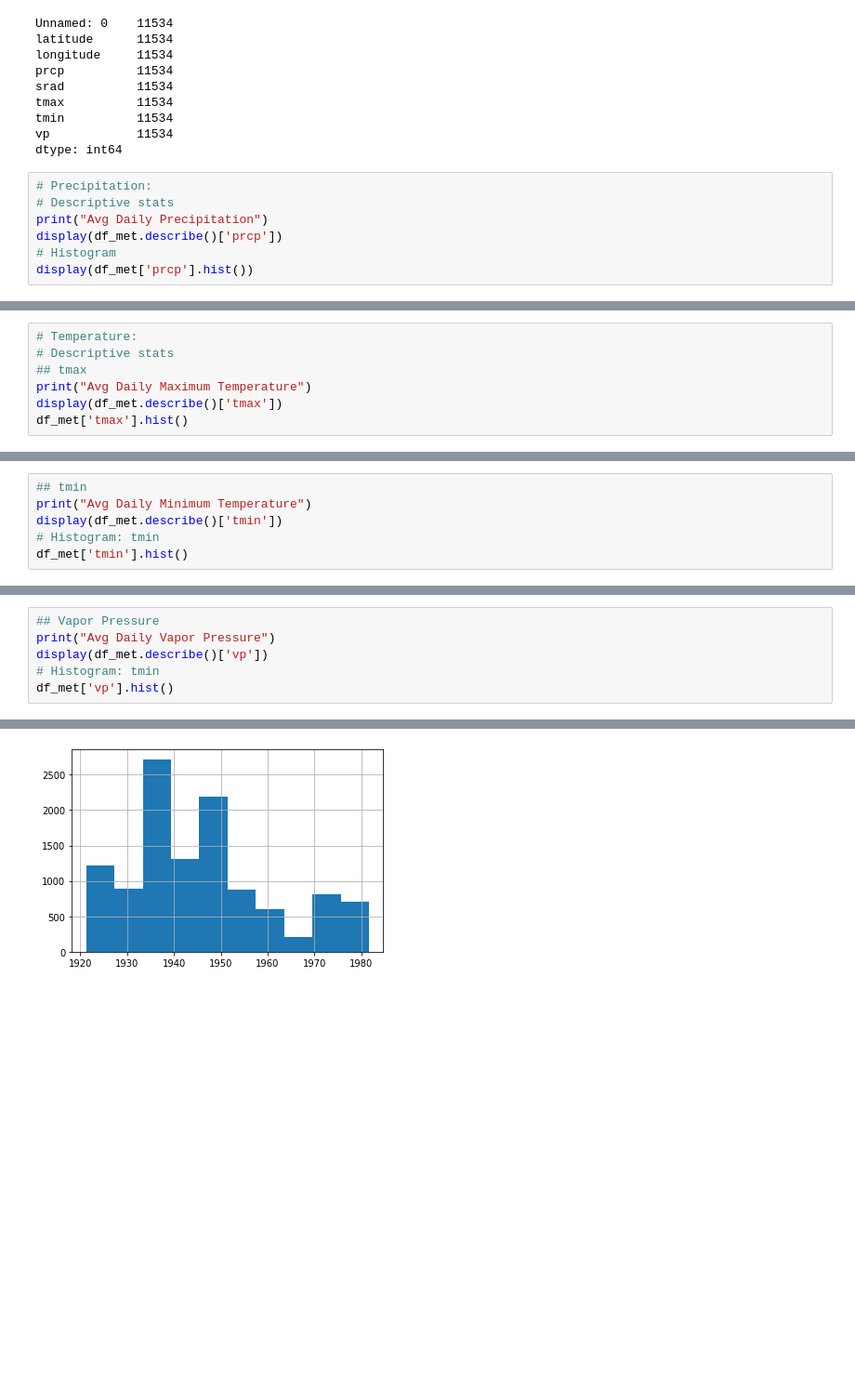
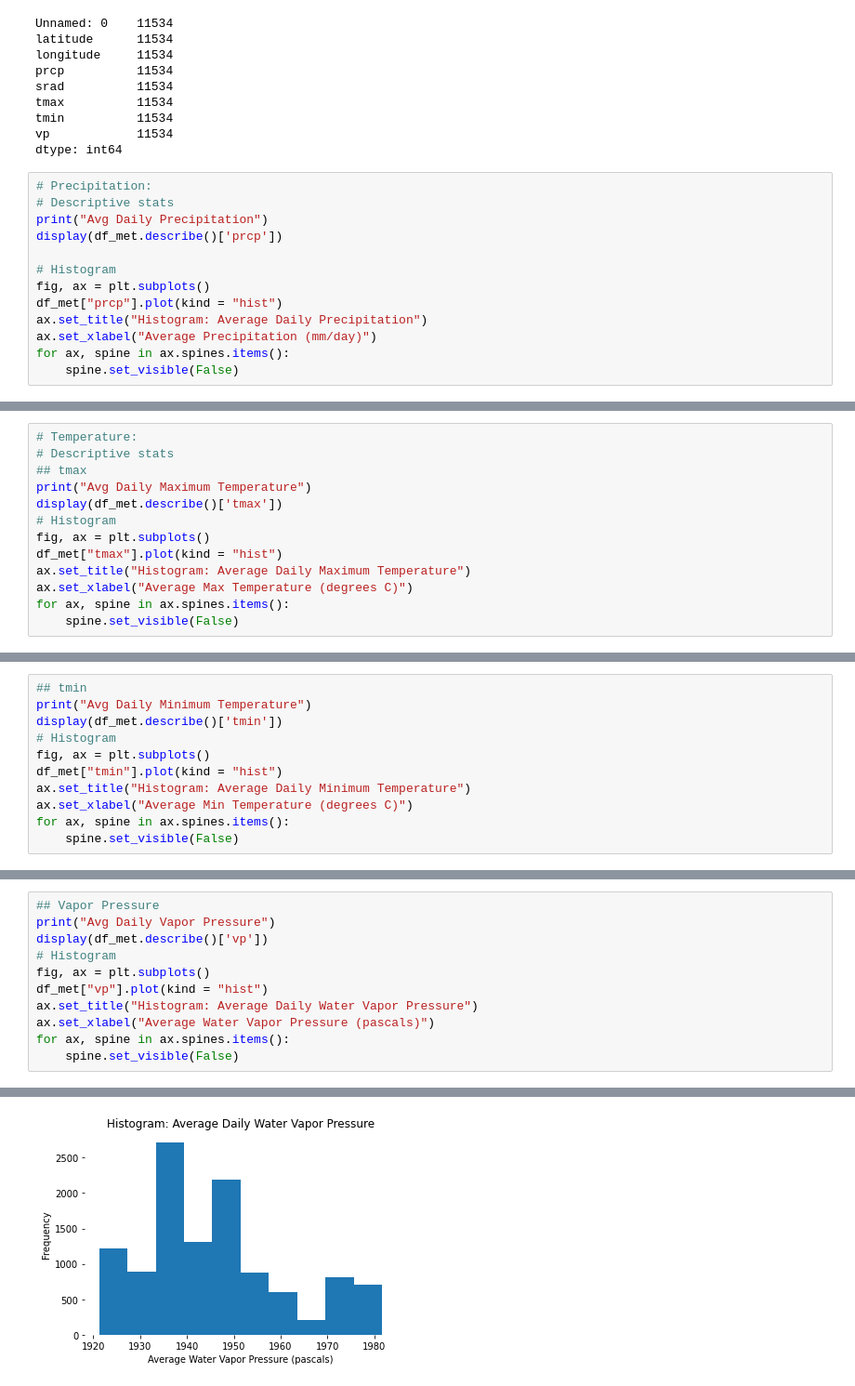
Before and after one commit to v4vigtory/Hyperlocal-Air-Quality-Prediction-in-Houston-neighborhoods, a Jupyter notebook: notebooks/eda/eda_no2_met.ipynb, the cells around one changed output, grey strips where cells are left out. Shown at 93% size. Drawn from its saved outputs; the diff is of its cells as text; blank space fills up the shorter version.

```diff
--- a/notebooks/eda/eda_no2_met.ipynb
+++ b/notebooks/eda/eda_no2_met.ipynb
@@ -78,8 +130,14 @@ dtype: int64
 # Descriptive stats
 print("Avg Daily Precipitation")
 display(df_met.describe()['prcp'])
+
 # Histogram
-display(df_met['prcp'].hist())
+fig, ax = plt.subplots()
+df_met["prcp"].plot(kind = "hist")
+ax.set_title("Histogram: Average Daily Precipitation")
+ax.set_xlabel("Average Precipitation (mm/day)")
+for ax, spine in ax.spines.items():
+    spine.set_visible(False)
 # %% [output]
 Avg Daily Precipitation
 count    11534.000000
@@ -99,7 +156,13 @@ Name: prcp, dtype: float64
 ## tmax
 print("Avg Daily Maximum Temperature")
 display(df_met.describe()['tmax'])
-df_met['tmax'].hist()
+# Histogram
+fig, ax = plt.subplots()
+df_met["tmax"].plot(kind = "hist")
+ax.set_title("Histogram: Average Daily Maximum Temperature")
+ax.set_xlabel("Average Max Temperature (degrees C)")
+for ax, spine in ax.spines.items():
+    spine.set_visible(False)
 # %% [output]
 Avg Daily Maximum Temperature
 count    11534.000000
@@ -117,8 +179,13 @@ Name: tmax, dtype: float64
 ## tmin
 print("Avg Daily Minimum Temperature")
 display(df_met.describe()['tmin'])
-# Histogram: tmin
-df_met['tmin'].hist()
+# Histogram
+fig, ax = plt.subplots()
+df_met["tmin"].plot(kind = "hist")
+ax.set_title("Histogram: Average Daily Minimum Temperature")
+ax.set_xlabel("Average Min Temperature (degrees C)")
+for ax, spine in ax.spines.items():
+    spine.set_visible(False)
 # %% [output]
 Avg Daily Minimum Temperature
 count    11534.000000
@@ -136,8 +202,13 @@ Name: tmin, dtype: float64
 ## Vapor Pressure
 print("Avg Daily Vapor Pressure")
 display(df_met.describe()['vp'])
-# Histogram: tmin
-df_met['vp'].hist()
+# Histogram
+fig, ax = plt.subplots()
+df_met["vp"].plot(kind = "hist")
+ax.set_title("Histogram: Average Daily Water Vapor Pressure")
+ax.set_xlabel("Average Water Vapor Pressure (pascals)")
+for ax, spine in ax.spines.items():
+    spine.set_visible(False)
 # %% [output]
 Avg Daily Vapor Pressure
 count    11534.000000
@@ -153 +223 @@ Name: vp, dtype: float64
-[figure, old version]
+[figure, new version]
```
Also changed, not shown: parts of 6 cells of this notebook.
